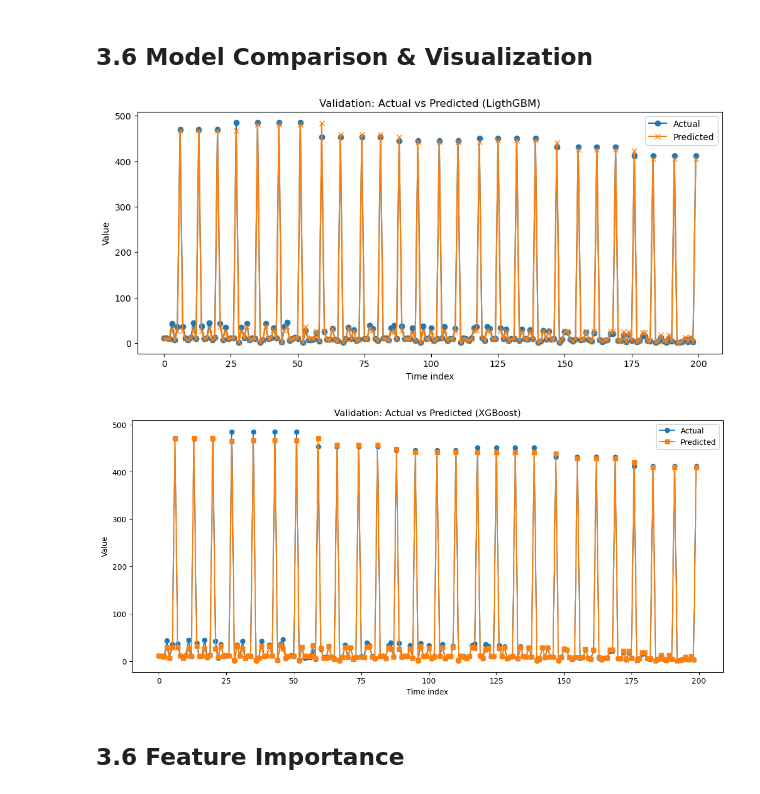
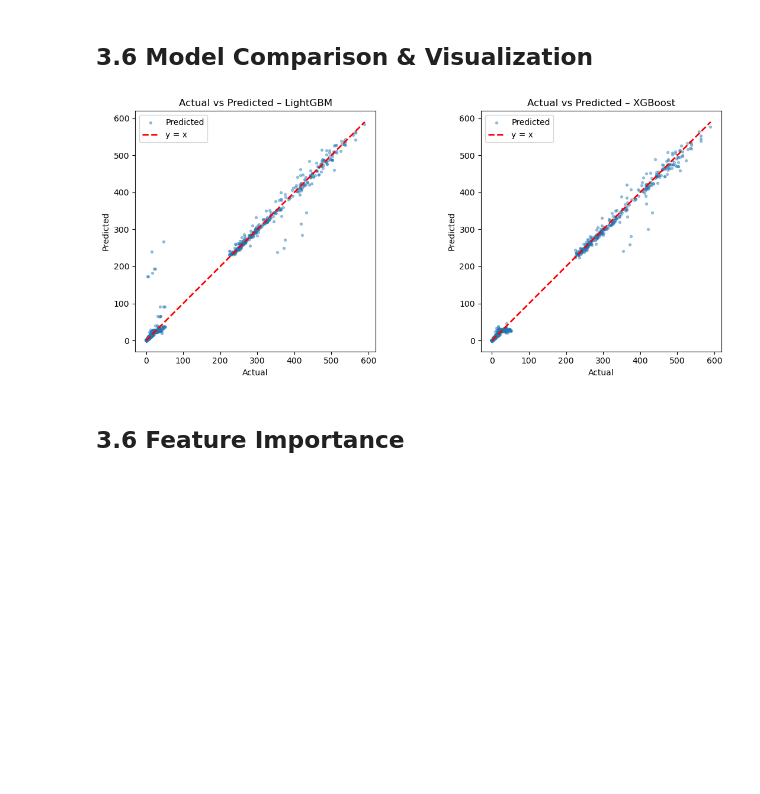
Before and after one commit to giomaureksa/ieee-renewable-energy-forecasting, a Jupyter notebook: notebooks/03_validation_modeling.ipynb, the cells around one changed output. Cells and saved outputs as stored; diff of their text form; code cells hidden in the pictures; blank space fills up the shorter version.

Commit message:
Update notebook and results

```diff
--- a/notebooks/03_validation_modeling.ipynb
+++ b/notebooks/03_validation_modeling.ipynb
@@ -210,34 +210,26 @@ Validation R² score: 0.9974
 # %% [markdown]
 ## 3.6 Model Comparison & Visualization
 # %%
-# -------------------------------
-# Visualization: Actual vs Predicted
-# -------------------------------
-
-# LightGBM
-plt.figure(figsize=(12,5))
-plt.plot(y_val_actual.values[:200], label="Actual", marker='o')  # first 200 points
-plt.plot(y_pred_lgb[:200], label="Predicted", marker='x')
-plt.title("Validation: Actual vs Predicted (LigthGBM)")
-plt.xlabel("Time index")
-plt.ylabel("Value")
-plt.legend()
-plt.savefig("../figures/validation/lgb_actual_vs_prediction.png", dpi=300)
-plt.show()
-
-# XGBoost
-plt.figure(figsize=(14,6))
-plt.plot(y_val_actual.values[:200], label="Actual", marker='o')
-plt.plot(y_pred_xgb[:200], label="Predicted", marker='s')
-plt.title("Validation: Actual vs Predicted (XGBoost)")
-plt.xlabel("Time index")
-plt.ylabel("Value")
-plt.legend()
-plt.savefig("../figures/validation/xgb_actual_vs_prediction.png", dpi=300)
-plt.show()
+# Scatter actual vs predicted + y=x diagonal (subsample if too many points)
+if y_val_actual is not None:
+    y_a, pred_lgb, pred_xgb = np.asarray(y_val_actual), np.asarray(y_pred_lgb), np.asarray(y_pred_xgb)
+    n_show = min(3000, len(y_a))
+    idx = np.random.default_rng(42).choice(len(y_a), size=n_show, replace=False)
+    mi, ma = min(y_a.min(), pred_lgb.min(), pred_xgb.min()), max(y_a.max(), pred_lgb.max(), pred_xgb.max())
+    fig, axes = plt.subplots(1, 2, figsize=(12, 5))
+    for ax, pred, name in zip(axes, [pred_lgb, pred_xgb], ["LightGBM", "XGBoost"]):
+        ax.scatter(y_a[idx], pred[idx], alpha=0.4, s=8, label="Predicted")
+        ax.plot([mi, ma], [mi, ma], "r--", lw=2, label="y = x")
+        ax.set_xlabel("Actual")
+        ax.set_ylabel("Predicted")
+        ax.set_title(f"Actual vs Predicted – {name}")
+        ax.legend()
+        ax.set_aspect("equal")
+    plt.tight_layout()
+    plt.savefig("../results/figures/validation/scatter_actual_vs_predicted_val.png", dpi=150, bbox_inches="tight")
+    plt.show()
 # %% [output]
-[figure, old version]
+[figure, new version]
-[figure, removed]
 # %% [markdown]
 ## 3.6 Feature Importance
 # %% [markdown]
```
Also changed, not shown: 5 other files.
